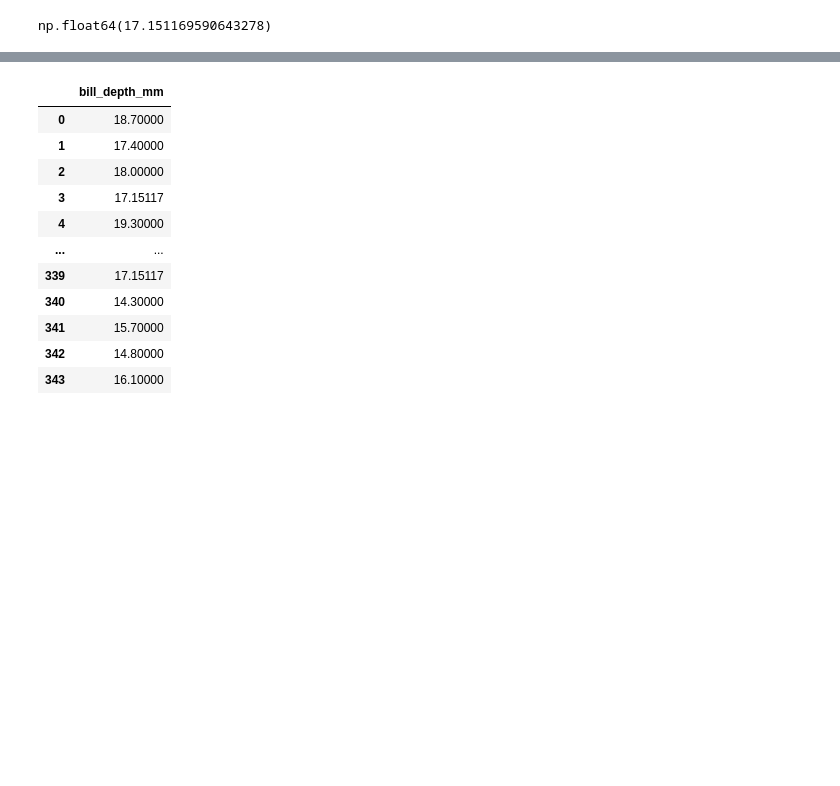
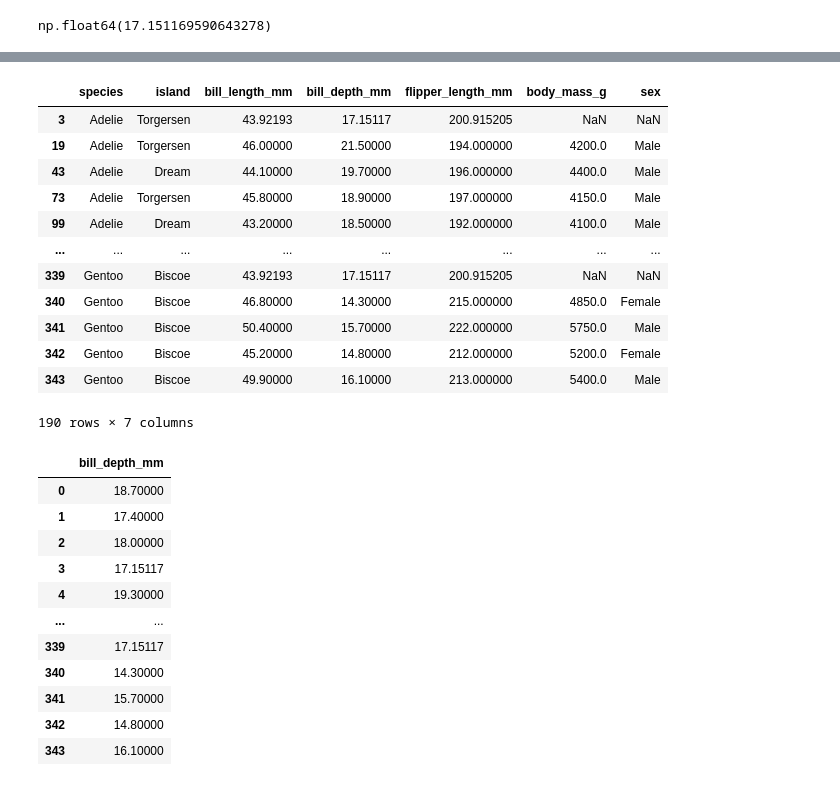
Before and after one commit to sreenandinisreenivasan3-sree/ML-project, a Jupyter notebook: Day_2_WORKSHEET.ipynb, the cells around one changed output, grey strips where cells are left out. Drawn from its saved outputs; the diff is of its cells as text; code cells hidden in the pictures; blank space fills up the shorter version.

```diff
--- a/Day_2_WORKSHEET.ipynb
+++ b/Day_2_WORKSHEET.ipynb
@@ -678 +694,17 @@ np.float64(17.151169590643278)
+# %%
+df1[df1['bill_length_mm']>43]
+# %% [output]
+|  | species | island | bill_length_mm | bill_depth_mm | flipper_length_mm | body_mass_g | sex |
+| 3 | Adelie | Torgersen | 43.92193 | 17.15117 | 200.915205 | NaN | NaN |
+| 19 | Adelie | Torgersen | 46.00000 | 21.50000 | 194.000000 | 4200.0 | Male |
+| 43 | Adelie | Dream | 44.10000 | 19.70000 | 196.000000 | 4400.0 | Male |
+| 73 | Adelie | Torgersen | 45.80000 | 18.90000 | 197.000000 | 4150.0 | Male |
+| 99 | Adelie | Dream | 43.20000 | 18.50000 | 192.000000 | 4100.0 | Male |
+| ... | ... | ... | ... | ... | ... | ... | ... |
+| 339 | Gentoo | Biscoe | 43.92193 | 17.15117 | 200.915205 | NaN | NaN |
+| 340 | Gentoo | Biscoe | 46.80000 | 14.30000 | 215.000000 | 4850.0 | Female |
+| 341 | Gentoo | Biscoe | 50.40000 | 15.70000 | 222.000000 | 5750.0 | Male |
+| 342 | Gentoo | Biscoe | 45.20000 | 14.80000 | 212.000000 | 5200.0 | Female |
+| 343 | Gentoo | Biscoe | 49.90000 | 16.10000 | 213.000000 | 5400.0 | Male |
+190 rows × 7 columns
 # %%
```
Also changed, not shown: parts of 22 cells of this notebook.
